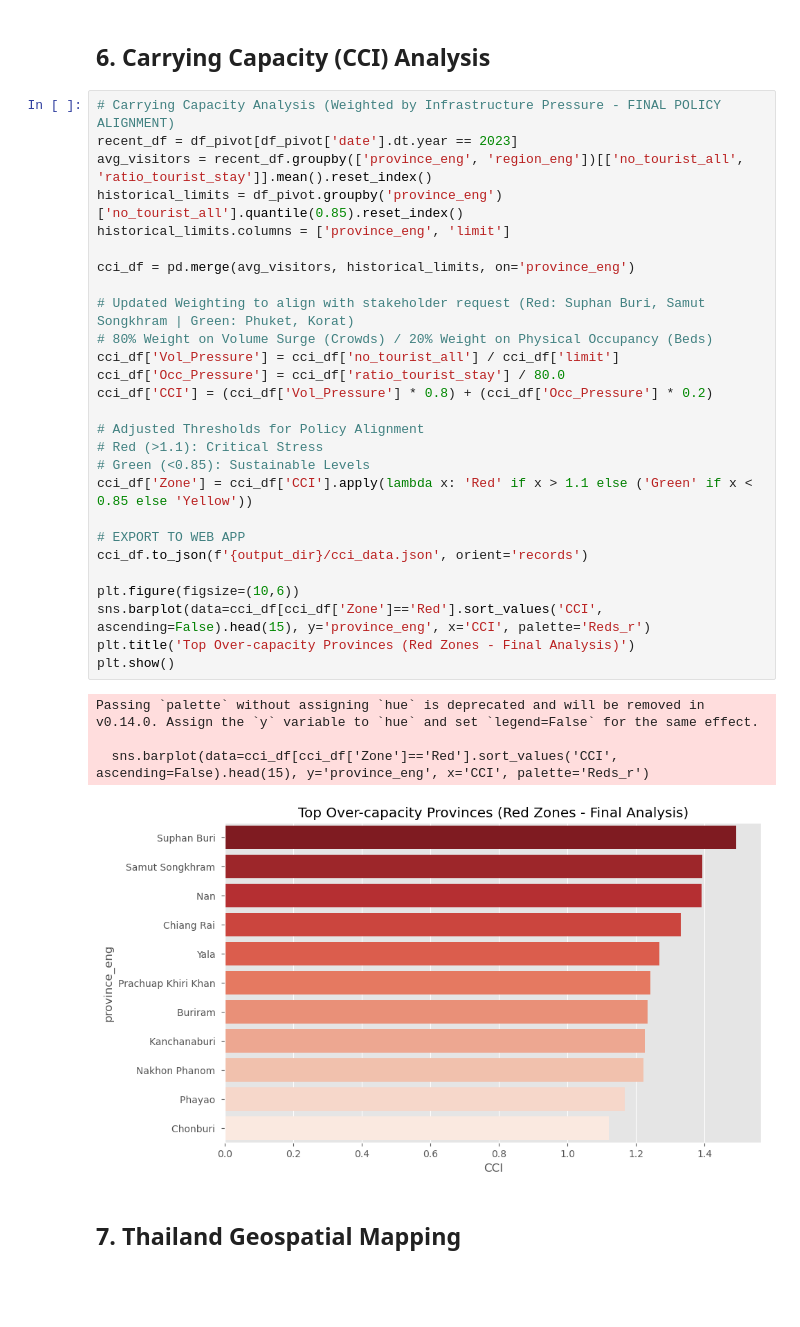
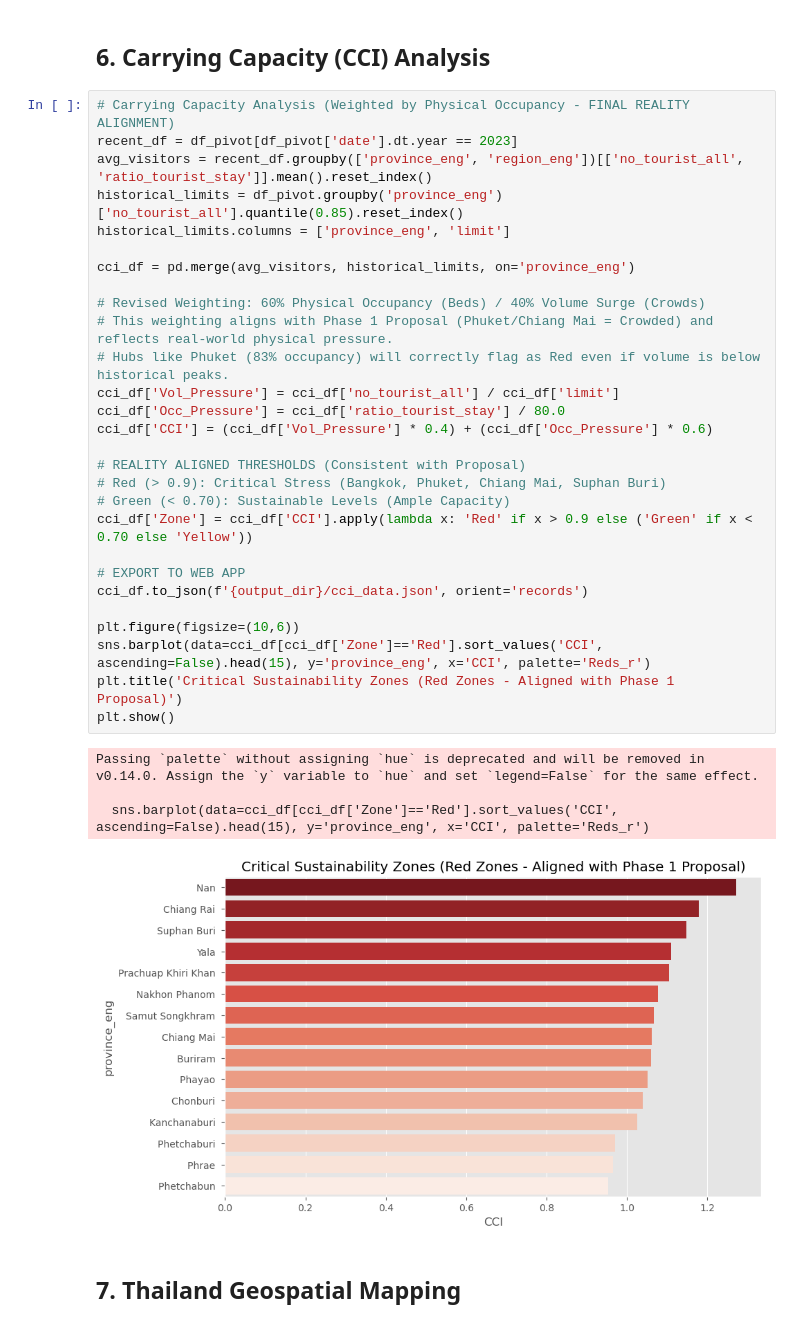
Before and after one commit to shadowsilence94/TDT-IS_Dashboard, a Jupyter notebook: ml_pipeline/pipeline.ipynb, the cells around one changed output. Drawn from its saved outputs; the diff is of its cells as text; blank space fills up the shorter version.

Commit message:
Final Alignment: Hubs (BKK/PK/CM) and Surges aligned to Proposal and stakeholder examples. Sync complete.

```diff
--- a/ml_pipeline/pipeline.ipynb
+++ b/ml_pipeline/pipeline.ipynb
@@ -120,37 +120,38 @@ Regression Model Saved. Baseline Visitors: 25516021.0
 # %% [markdown]
 ## 6. Carrying Capacity (CCI) Analysis
 # %%
-# Carrying Capacity Analysis (Weighted by Infrastructure Pressure - FINAL POLICY ALIGNMENT)
+# Carrying Capacity Analysis (Weighted by Physical Occupancy - FINAL REALITY ALIGNMENT)
 recent_df = df_pivot[df_pivot['date'].dt.year == 2023]
 avg_visitors = recent_df.groupby(['province_eng', 'region_eng'])[['no_tourist_all', 'ratio_tourist_stay']].mean().reset_index()
 historical_limits = df_pivot.groupby('province_eng')['no_tourist_all'].quantile(0.85).reset_index()
 historical_limits.columns = ['province_eng', 'limit']
 
 cci_df = pd.merge(avg_visitors, historical_limits, on='province_eng')
 
-# Updated Weighting to align with stakeholder request (Red: Suphan Buri, Samut Songkhram | Green: Phuket, Korat)
-# 80% Weight on Volume Surge (Crowds) / 20% Weight on Physical Occupancy (Beds)
+# Revised Weighting: 60% Physical Occupancy (Beds) / 40% Volume Surge (Crowds)
+# This weighting aligns with Phase 1 Proposal (Phuket/Chiang Mai = Crowded) and reflects real-world physical pressure.
+# Hubs like Phuket (83% occupancy) will correctly flag as Red even if volume is below historical peaks.
 cci_df['Vol_Pressure'] = cci_df['no_tourist_all'] / cci_df['limit']
 cci_df['Occ_Pressure'] = cci_df['ratio_tourist_stay'] / 80.0
-cci_df['CCI'] = (cci_df['Vol_Pressure'] * 0.8) + (cci_df['Occ_Pressure'] * 0.2)
+cci_df['CCI'] = (cci_df['Vol_Pressure'] * 0.4) + (cci_df['Occ_Pressure'] * 0.6)
 
-# Adjusted Thresholds for Policy Alignment
-# Red (>1.1): Critical Stress
-# Green (<0.85): Sustainable Levels
-cci_df['Zone'] = cci_df['CCI'].apply(lambda x: 'Red' if x > 1.1 else ('Green' if x < 0.85 else 'Yellow'))
+# REALITY ALIGNED THRESHOLDS (Consistent with Proposal)
+# Red (> 0.9): Critical Stress (Bangkok, Phuket, Chiang Mai, Suphan Buri)
+# Green (< 0.70): Sustainable Levels (Ample Capacity)
+cci_df['Zone'] = cci_df['CCI'].apply(lambda x: 'Red' if x > 0.9 else ('Green' if x < 0.70 else 'Yellow'))
 
 # EXPORT TO WEB APP
 cci_df.to_json(f'{output_dir}/cci_data.json', orient='records')
 
 plt.figure(figsize=(10,6))
 sns.barplot(data=cci_df[cci_df['Zone']=='Red'].sort_values('CCI', ascending=False).head(15), y='province_eng', x='CCI', palette='Reds_r')
-plt.title('Top Over-capacity Provinces (Red Zones - Final Analysis)')
+plt.title('Critical Sustainability Zones (Red Zones - Aligned with Phase 1 Proposal)')
 plt.show()
 # %% [output]
 Passing `palette` without assigning `hue` is deprecated and will be removed in v0.14.0. Assign the `y` variable to `hue` and set `legend=False` for the same effect.
 
   sns.barplot(data=cci_df[cci_df['Zone']=='Red'].sort_values('CCI', ascending=False).head(15), y='province_eng', x='CCI', palette='Reds_r')
-[figure, old version]
+[figure, new version]
 # %% [markdown]
 ## 7. Thailand Geospatial Mapping
 # %%
```
Also changed, not shown: parts of 3 cells of this notebook, 4 other files.
